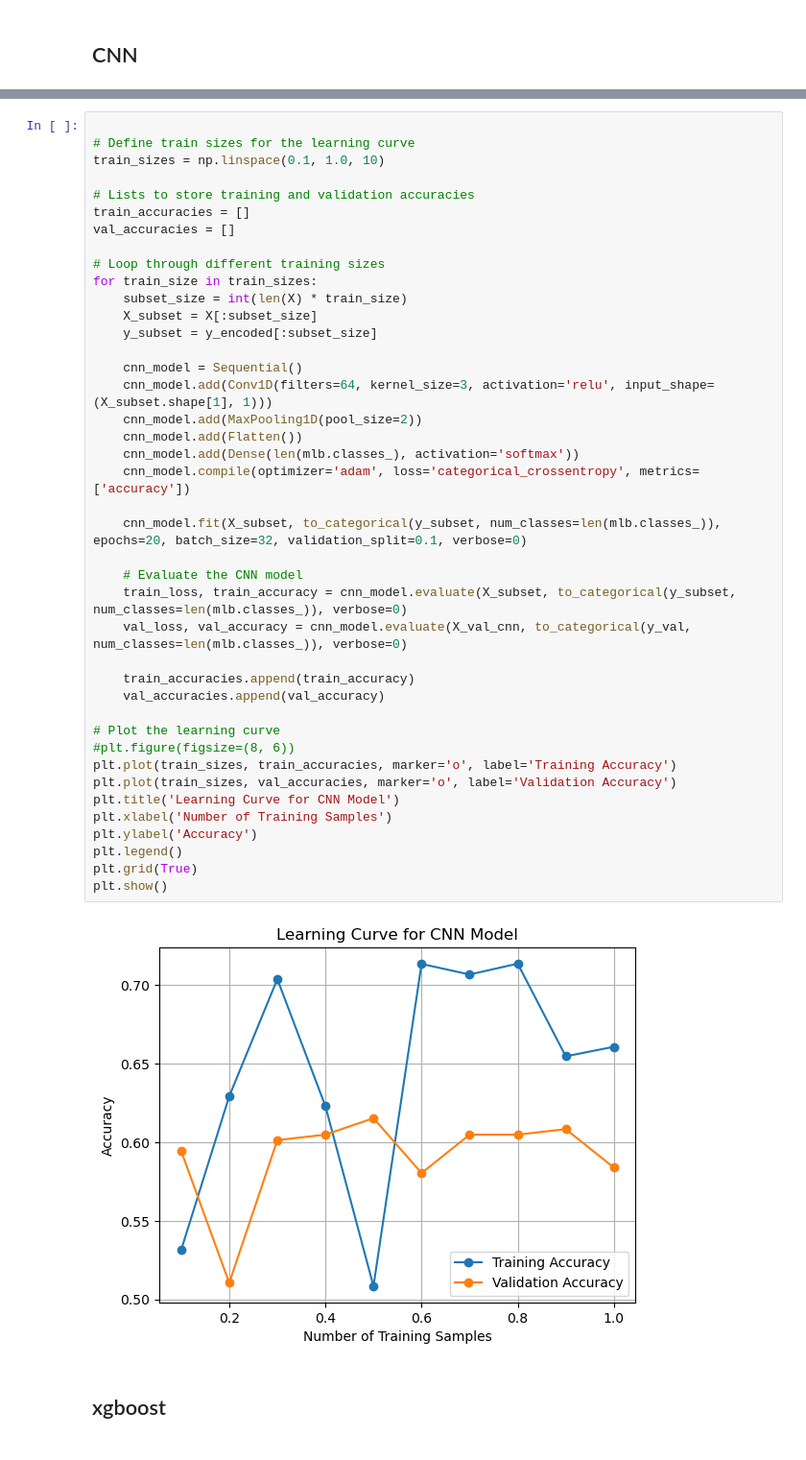
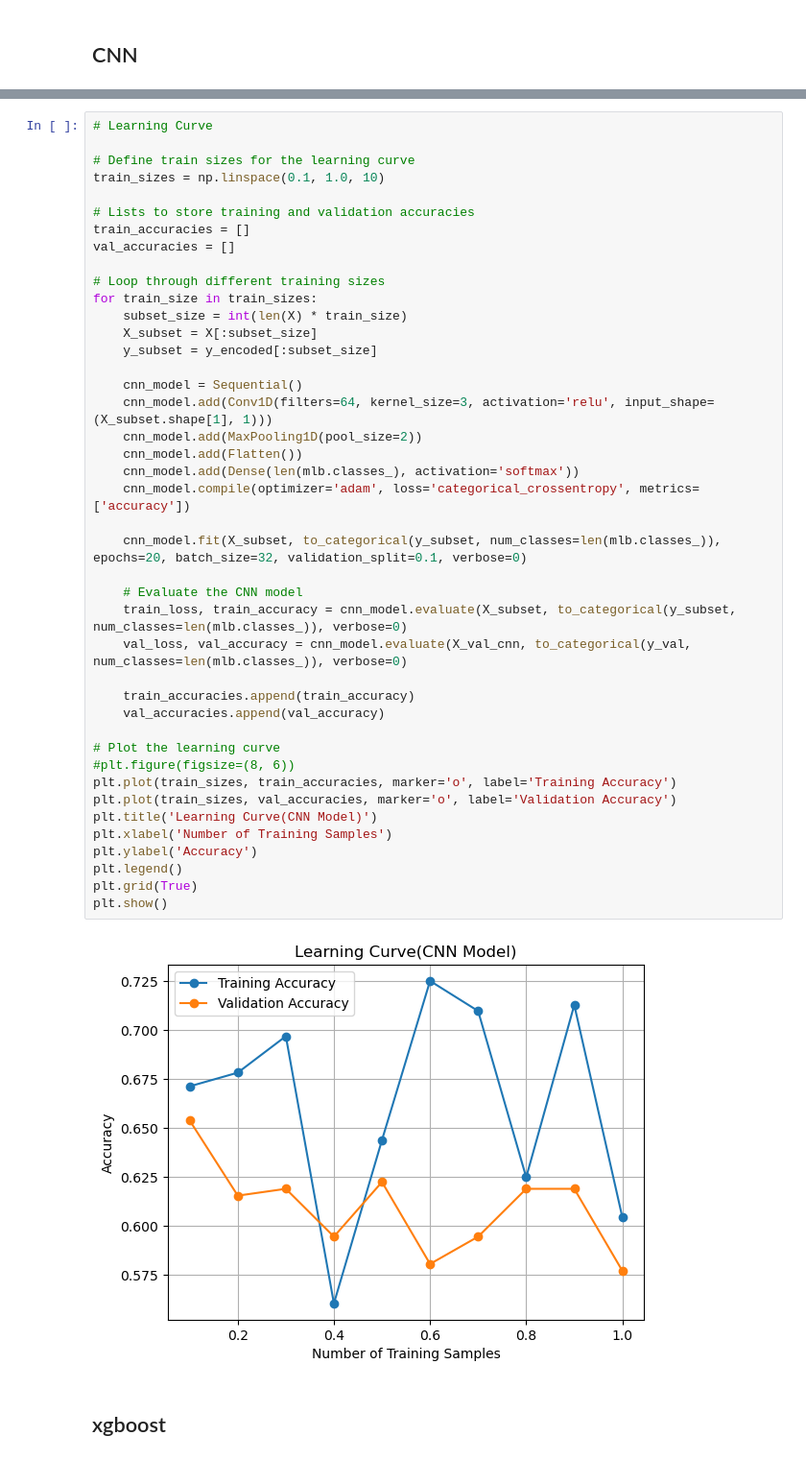
Before and after one commit to neha7384/mentalhealthdisorder, a Jupyter notebook: Project_22223004.ipynb, the cells around one changed output, grey strips where cells are left out. Shown at 96% size. Cells and saved outputs as stored; diff of their text form.

```diff
--- a/Project_22223004.ipynb
+++ b/Project_22223004.ipynb
@@ -809,4 +761,5 @@ F1-score on Entire Dataset: 0.5674749229960585
 # %%
+# Learning Curve
 
 # Define train sizes for the learning curve
 train_sizes = np.linspace(0.1, 1.0, 10)
@@ -820,35 +773,35 @@ for train_size in train_sizes:
     subset_size = int(len(X) * train_size)
     X_subset = X[:subset_size]
     y_subset = y_encoded[:subset_size]
 
     cnn_model = Sequential()
     cnn_model.add(Conv1D(filters=64, kernel_size=3, activation='relu', input_shape=(X_subset.shape[1], 1)))
     cnn_model.add(MaxPooling1D(pool_size=2))
     cnn_model.add(Flatten())
     cnn_model.add(Dense(len(mlb.classes_), activation='softmax'))
     cnn_model.compile(optimizer='adam', loss='categorical_crossentropy', metrics=['accuracy'])
 
     cnn_model.fit(X_subset, to_categorical(y_subset, num_classes=len(mlb.classes_)), epochs=20, batch_size=32, validation_split=0.1, verbose=0)
 
     # Evaluate the CNN model
     train_loss, train_accuracy = cnn_model.evaluate(X_subset, to_categorical(y_subset, num_classes=len(mlb.classes_)), verbose=0)
     val_loss, val_accuracy = cnn_model.evaluate(X_val_cnn, to_categorical(y_val, num_classes=len(mlb.classes_)), verbose=0)
 
     train_accuracies.append(train_accuracy)
     val_accuracies.append(val_accuracy)
 
 # Plot the learning curve
 #plt.figure(figsize=(8, 6))
 plt.plot(train_sizes, train_accuracies, marker='o', label='Training Accuracy')
 plt.plot(train_sizes, val_accuracies, marker='o', label='Validation Accuracy')
-plt.title('Learning Curve for CNN Model')
+plt.title('Learning Curve(CNN Model)')
 plt.xlabel('Number of Training Samples')
 plt.ylabel('Accuracy')
 plt.legend()
 plt.grid(True)
 plt.show()
 # %% [output]
-[figure, old version]
+[figure, new version]
 # %% [markdown]
 ## xgboost
 # %%
```
Also changed, not shown: parts of 26 cells of this notebook.
